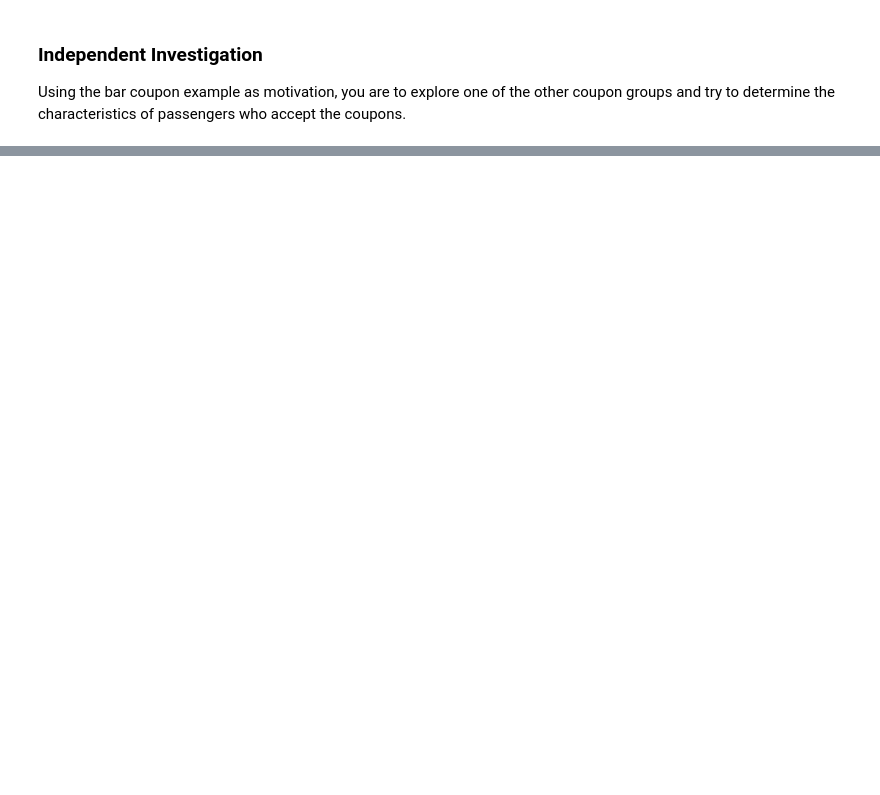
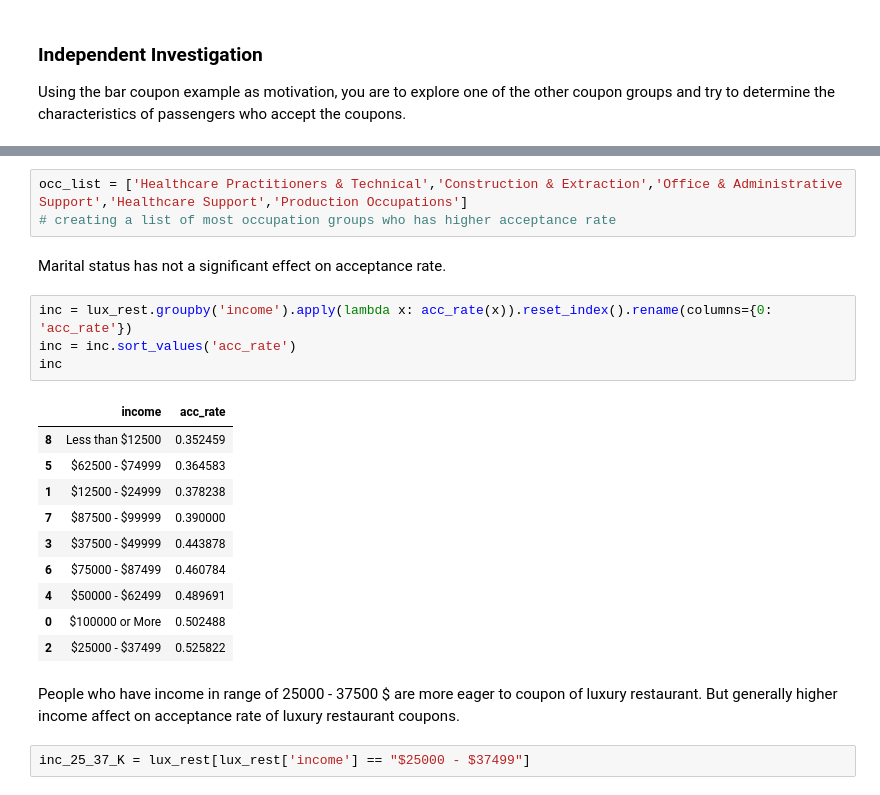
Before and after one commit to adelfeyz/Customer-Coupon, a Jupyter notebook: prompt.ipynb, the cells around one changed output, grey strips where cells are left out. Drawn from its saved outputs; the diff is of its cells as text; blank space fills up the shorter version.

```diff
--- a/prompt.ipynb
+++ b/prompt.ipynb
@@ -327,0 +368,25 @@ Using the bar coupon example as motivation, you are to explore one of the other
+# %%
+occ_list = ['Healthcare Practitioners & Technical','Construction & Extraction','Office & Administrative Support','Healthcare Support','Production Occupations']
+# creating a list of most occupation groups who has higher acceptance rate
+# %% [markdown]
+Marital status has not a significant effect on acceptance rate.
+# %%
+inc = lux_rest.groupby('income').apply(lambda x: acc_rate(x)).reset_index().rename(columns={0: 'acc_rate'})
+inc = inc.sort_values('acc_rate')
+inc
+# %% [output]
+|  | income | acc_rate |
+| 8 | Less than $12500 | 0.352459 |
+| 5 | $62500 - $74999 | 0.364583 |
+| 1 | $12500 - $24999 | 0.378238 |
+| 7 | $87500 - $99999 | 0.390000 |
+| 3 | $37500 - $49999 | 0.443878 |
+| 6 | $75000 - $87499 | 0.460784 |
+| 4 | $50000 - $62499 | 0.489691 |
+| 0 | $100000 or More | 0.502488 |
+| 2 | $25000 - $37499 | 0.525822 |
+# %% [markdown]
+People who have income in range of 25000 - 37500 $ are more eager to coupon of luxury restaurant.
+But generally higher income affect on acceptance rate of luxury restaurant coupons.
+# %%
+inc_25_37_K = lux_rest[lux_rest['income'] == "$25000 - $37499"]
```
Also changed, not shown: parts of 24 cells of this notebook.
